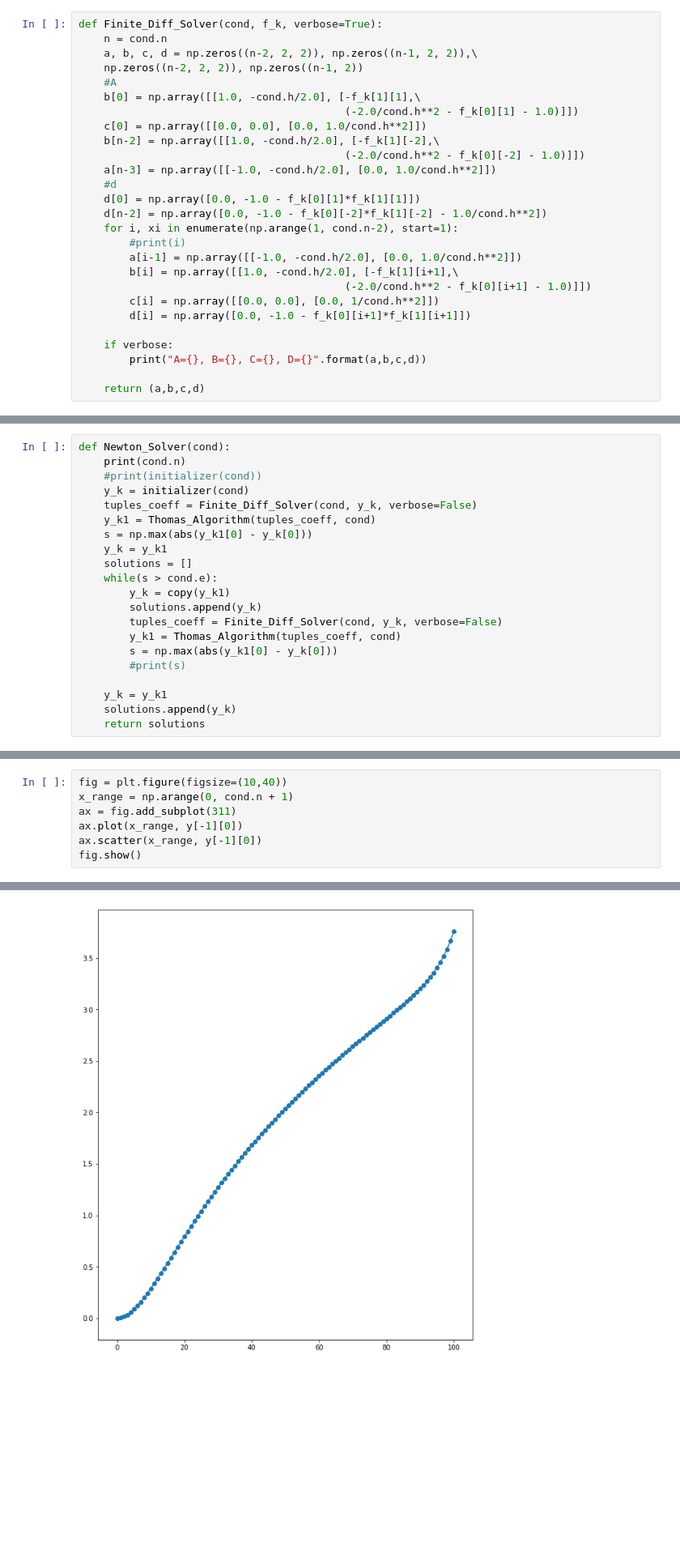
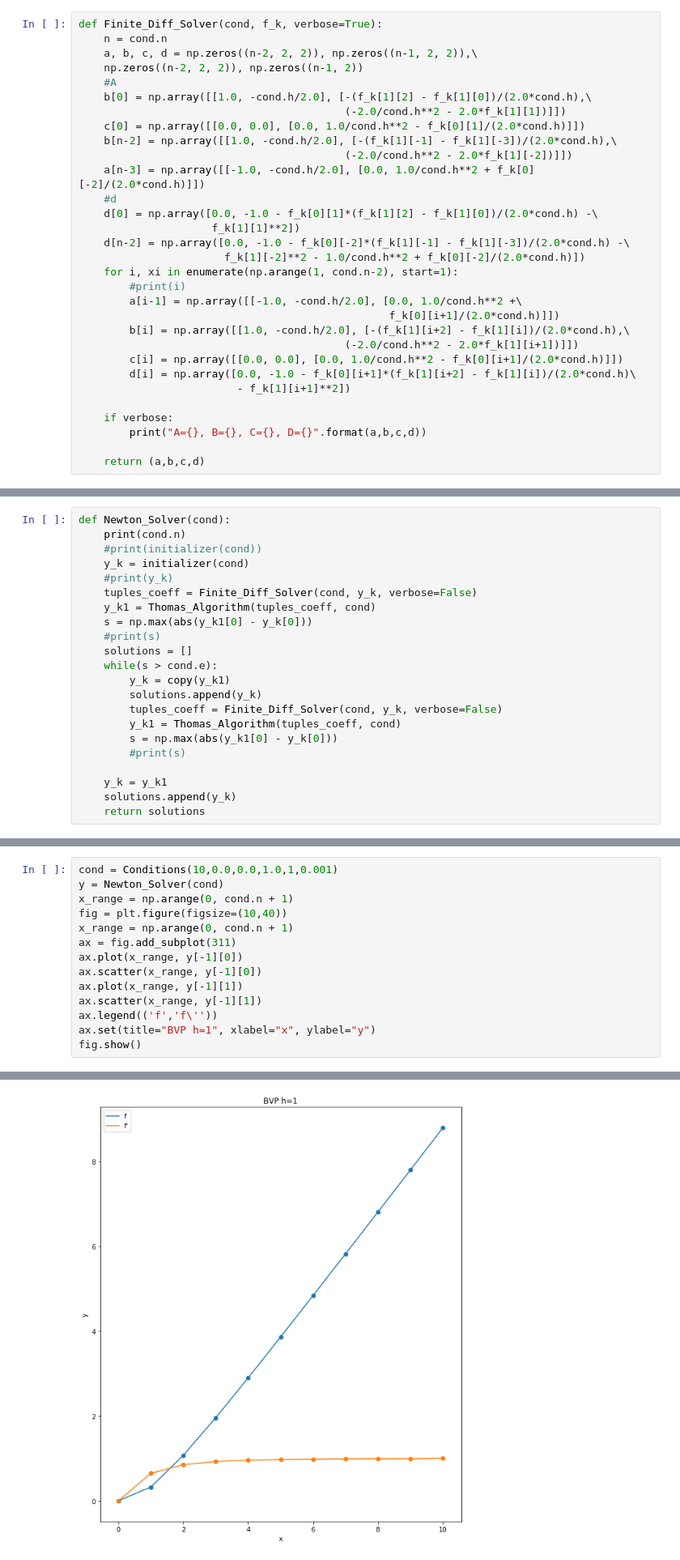
Before and after one commit to rudrasohan/Advanced-Numerical-Techniques, a Jupyter notebook: assignment5.3.ipynb, the cells around one changed output, grey strips where cells are left out. Shown at 81% size. Cells and saved outputs as stored; diff of their text form; blank space fills up the shorter version.

```diff
--- a/assignment5.3.ipynb
+++ b/assignment5.3.ipynb
@@ -45,22 +47,26 @@ def Finite_Diff_Solver(cond, f_k, verbose=True):
     a, b, c, d = np.zeros((n-2, 2, 2)), np.zeros((n-1, 2, 2)),\
     np.zeros((n-2, 2, 2)), np.zeros((n-1, 2))
     #A
-    b[0] = np.array([[1.0, -cond.h/2.0], [-f_k[1][1],\
-                                          (-2.0/cond.h**2 - f_k[0][1] - 1.0)]])
-    c[0] = np.array([[0.0, 0.0], [0.0, 1.0/cond.h**2]])
-    b[n-2] = np.array([[1.0, -cond.h/2.0], [-f_k[1][-2],\
-                                          (-2.0/cond.h**2 - f_k[0][-2] - 1.0)]])
-    a[n-3] = np.array([[-1.0, -cond.h/2.0], [0.0, 1.0/cond.h**2]])
+    b[0] = np.array([[1.0, -cond.h/2.0], [-(f_k[1][2] - f_k[1][0])/(2.0*cond.h),\
+                                          (-2.0/cond.h**2 - 2.0*f_k[1][1])]])
+    c[0] = np.array([[0.0, 0.0], [0.0, 1.0/cond.h**2 - f_k[0][1]/(2.0*cond.h)]])
+    b[n-2] = np.array([[1.0, -cond.h/2.0], [-(f_k[1][-1] - f_k[1][-3])/(2.0*cond.h),\
+                                          (-2.0/cond.h**2 - 2.0*f_k[1][-2])]])
+    a[n-3] = np.array([[-1.0, -cond.h/2.0], [0.0, 1.0/cond.h**2 + f_k[0][-2]/(2.0*cond.h)]])
     #d
-    d[0] = np.array([0.0, -1.0 - f_k[0][1]*f_k[1][1]])
-    d[n-2] = np.array([0.0, -1.0 - f_k[0][-2]*f_k[1][-2] - 1.0/cond.h**2])
+    d[0] = np.array([0.0, -1.0 - f_k[0][1]*(f_k[1][2] - f_k[1][0])/(2.0*cond.h) -\
+                     f_k[1][1]**2])
+    d[n-2] = np.array([0.0, -1.0 - f_k[0][-2]*(f_k[1][-1] - f_k[1][-3])/(2.0*cond.h) -\
+                       f_k[1][-2]**2 - 1.0/cond.h**2 + f_k[0][-2]/(2.0*cond.h)])
     for i, xi in enumerate(np.arange(1, cond.n-2), start=1):
         #print(i)
-        a[i-1] = np.array([[-1.0, -cond.h/2.0], [0.0, 1.0/cond.h**2]])
-        b[i] = np.array([[1.0, -cond.h/2.0], [-f_k[1][i+1],\
-                                          (-2.0/cond.h**2 - f_k[0][i+1] - 1.0)]])
-        c[i] = np.array([[0.0, 0.0], [0.0, 1/cond.h**2]])
-        d[i] = np.array([0.0, -1.0 - f_k[0][i+1]*f_k[1][i+1]])
+        a[i-1] = np.array([[-1.0, -cond.h/2.0], [0.0, 1.0/cond.h**2 +\
+                                                 f_k[0][i+1]/(2.0*cond.h)]])
+        b[i] = np.array([[1.0, -cond.h/2.0], [-(f_k[1][i+2] - f_k[1][i])/(2.0*cond.h),\
+                                          (-2.0/cond.h**2 - 2.0*f_k[1][i+1])]])
+        c[i] = np.array([[0.0, 0.0], [0.0, 1.0/cond.h**2 - f_k[0][i+1]/(2.0*cond.h)]])
+        d[i] = np.array([0.0, -1.0 - f_k[0][i+1]*(f_k[1][i+2] - f_k[1][i])/(2.0*cond.h)\
+                         - f_k[1][i+1]**2])
 
     if verbose:
         print("A={}, B={}, C={}, D={}".format(a,b,c,d))
@@ -103,10 +110,11 @@ def Newton_Solver(cond):
     print(cond.n)
     #print(initializer(cond))
     y_k = initializer(cond)
+    #print(y_k)
     tuples_coeff = Finite_Diff_Solver(cond, y_k, verbose=False)
     y_k1 = Thomas_Algorithm(tuples_coeff, cond)
     s = np.max(abs(y_k1[0] - y_k[0]))
-    y_k = y_k1
+    #print(s)
     solutions = []
     while(s > cond.e):
         y_k = copy(y_k1)
@@ -159,8 +149,15 @@ fig.show()
 # %%
+cond = Conditions(10,0.0,0.0,1.0,1,0.001)
+y = Newton_Solver(cond)
+x_range = np.arange(0, cond.n + 1)
 fig = plt.figure(figsize=(10,40))
 x_range = np.arange(0, cond.n + 1)
 ax = fig.add_subplot(311)
 ax.plot(x_range, y[-1][0])
 ax.scatter(x_range, y[-1][0])
+ax.plot(x_range, y[-1][1])
+ax.scatter(x_range, y[-1][1])
+ax.legend(('f','f\''))
+ax.set(title="BVP h=1", xlabel="x", ylabel="y")
 fig.show()
 # %% [output]
@@ -167 +165 @@ fig.show()
-[figure, old version]
+[figure, new version]
```
Also changed, not shown: parts of 7 cells of this notebook, 1 other file.
